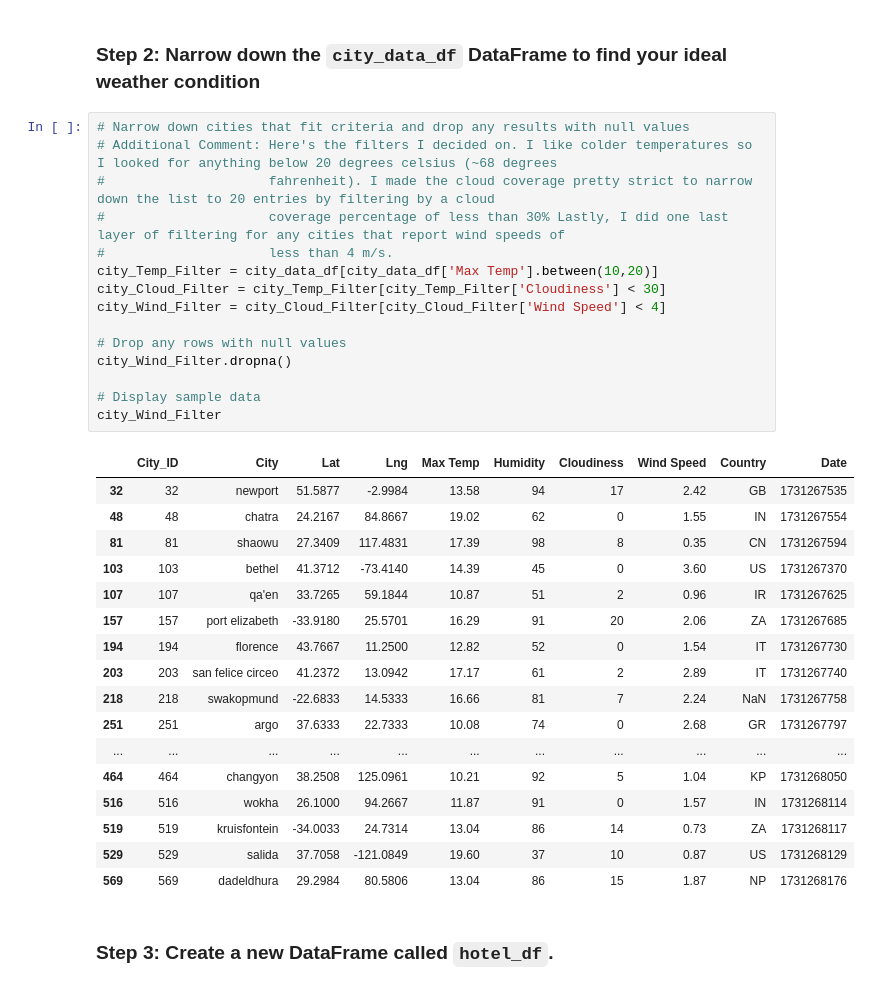
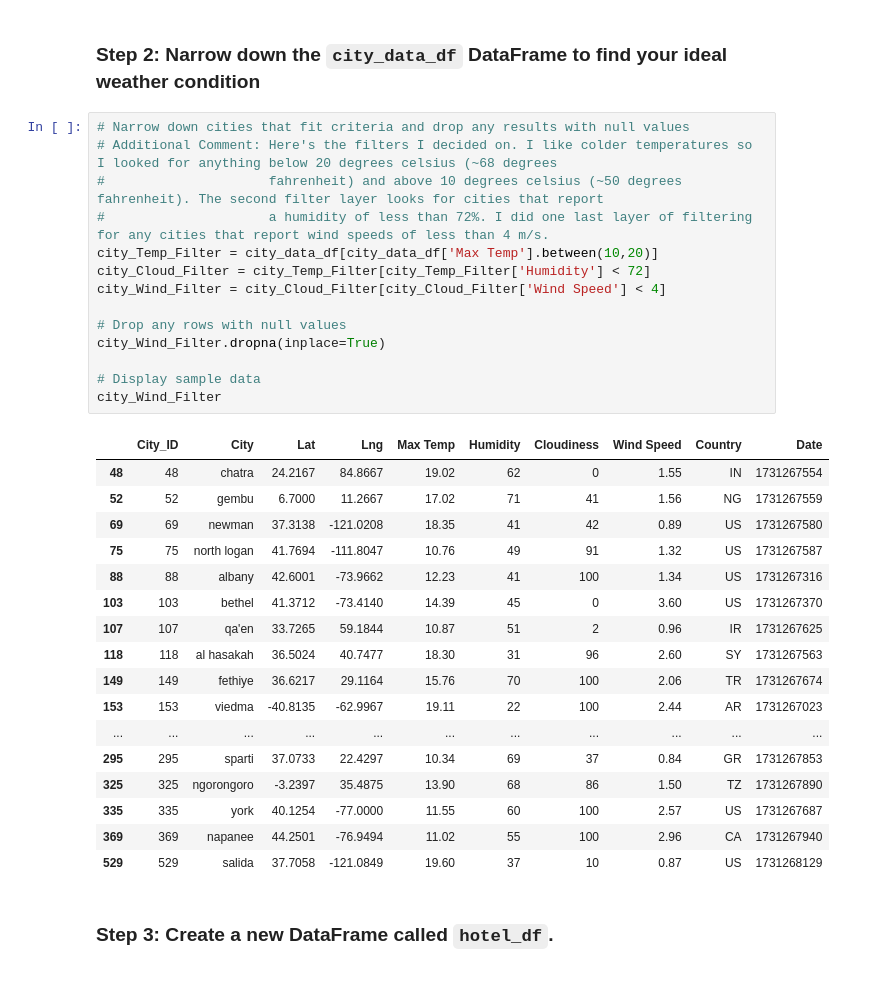
Before and after one commit to cartysw/python-api-challenge, a Jupyter notebook: VacationPy/VacationPy.ipynb, the cells around one changed output. Drawn from its saved outputs; the diff is of its cells as text.

Commit message:
finished step 3. vacationpy around 60 percent complete

```diff
--- a/VacationPy/VacationPy.ipynb
+++ b/VacationPy/VacationPy.ipynb
@@ -62,35 +62,34 @@ city_plot
 # %%
 # Narrow down cities that fit criteria and drop any results with null values
 # Additional Comment: Here's the filters I decided on. I like colder temperatures so I looked for anything below 20 degrees celsius (~68 degrees
-#                     fahrenheit). I made the cloud coverage pretty strict to narrow down the list to 20 entries by filtering by a cloud
-#                     coverage percentage of less than 30% Lastly, I did one last layer of filtering for any cities that report wind speeds of
-#                     less than 4 m/s.
+#                     fahrenheit) and above 10 degrees celsius (~50 degrees fahrenheit). The second filter layer looks for cities that report
+#                     a humidity of less than 72%. I did one last layer of filtering for any cities that report wind speeds of less than 4 m/s.
 city_Temp_Filter = city_data_df[city_data_df['Max Temp'].between(10,20)]
-city_Cloud_Filter = city_Temp_Filter[city_Temp_Filter['Cloudiness'] < 30]
+city_Cloud_Filter = city_Temp_Filter[city_Temp_Filter['Humidity'] < 72]
 city_Wind_Filter = city_Cloud_Filter[city_Cloud_Filter['Wind Speed'] < 4]
 
 # Drop any rows with null values
-city_Wind_Filter.dropna()
+city_Wind_Filter.dropna(inplace=True)
 
 # Display sample data
 city_Wind_Filter
 # %% [output]
 |  | City_ID | City | Lat | Lng | Max Temp | Humidity | Cloudiness | Wind Speed | Country | Date |
-| 32 | 32 | newport | 51.5877 | -2.9984 | 13.58 | 94 | 17 | 2.42 | GB | 1731267535 |
 | 48 | 48 | chatra | 24.2167 | 84.8667 | 19.02 | 62 | 0 | 1.55 | IN | 1731267554 |
-| 81 | 81 | shaowu | 27.3409 | 117.4831 | 17.39 | 98 | 8 | 0.35 | CN | 1731267594 |
+| 52 | 52 | gembu | 6.7000 | 11.2667 | 17.02 | 71 | 41 | 1.56 | NG | 1731267559 |
+| 69 | 69 | newman | 37.3138 | -121.0208 | 18.35 | 41 | 42 | 0.89 | US | 1731267580 |
+| 75 | 75 | north logan | 41.7694 | -111.8047 | 10.76 | 49 | 91 | 1.32 | US | 1731267587 |
+| 88 | 88 | albany | 42.6001 | -73.9662 | 12.23 | 41 | 100 | 1.34 | US | 1731267316 |
 | 103 | 103 | bethel | 41.3712 | -73.4140 | 14.39 | 45 | 0 | 3.60 | US | 1731267370 |
 | 107 | 107 | qa'en | 33.7265 | 59.1844 | 10.87 | 51 | 2 | 0.96 | IR | 1731267625 |
-| 157 | 157 | port elizabeth | -33.9180 | 25.5701 | 16.29 | 91 | 20 | 2.06 | ZA | 1731267685 |
-| 194 | 194 | florence | 43.7667 | 11.2500 | 12.82 | 52 | 0 | 1.54 | IT | 1731267730 |
-| 203 | 203 | san felice circeo | 41.2372 | 13.0942 | 17.17 | 61 | 2 | 2.89 | IT | 1731267740 |
-| 218 | 218 | swakopmund | -22.6833 | 14.5333 | 16.66 | 81 | 7 | 2.24 | NaN | 1731267758 |
-| 251 | 251 | argo | 37.6333 | 22.7333 | 10.08 | 74 | 0 | 2.68 | GR | 1731267797 |
+| 118 | 118 | al hasakah | 36.5024 | 40.7477 | 18.30 | 31 | 96 | 2.60 | SY | 1731267563 |
+| 149 | 149 | fethiye | 36.6217 | 29.1164 | 15.76 | 70 | 100 | 2.06 | TR | 1731267674 |
+| 153 | 153 | viedma | -40.8135 | -62.9967 | 19.11 | 22 | 100 | 2.44 | AR | 1731267023 |
 | ... | ... | ... | ... | ... | ... | ... | ... | ... | ... | ... |
-| 464 | 464 | changyon | 38.2508 | 125.0961 | 10.21 | 92 | 5 | 1.04 | KP | 1731268050 |
-| 516 | 516 | wokha | 26.1000 | 94.2667 | 11.87 | 91 | 0 | 1.57 | IN | 1731268114 |
-| 519 | 519 | kruisfontein | -34.0033 | 24.7314 | 13.04 | 86 | 14 | 0.73 | ZA | 1731268117 |
+| 295 | 295 | sparti | 37.0733 | 22.4297 | 10.34 | 69 | 37 | 0.84 | GR | 1731267853 |
+| 325 | 325 | ngorongoro | -3.2397 | 35.4875 | 13.90 | 68 | 86 | 1.50 | TZ | 1731267890 |
+| 335 | 335 | york | 40.1254 | -77.0000 | 11.55 | 60 | 100 | 2.57 | US | 1731267687 |
+| 369 | 369 | napanee | 44.2501 | -76.9494 | 11.02 | 55 | 100 | 2.96 | CA | 1731267940 |
 | 529 | 529 | salida | 37.7058 | -121.0849 | 19.60 | 37 | 10 | 0.87 | US | 1731268129 |
-| 569 | 569 | dadeldhura | 29.2984 | 80.5806 | 13.04 | 86 | 15 | 1.87 | NP | 1731268176 |
 # %% [markdown]
 ### Step 3: Create a new DataFrame called `hotel_df`.
```
Also changed, not shown: parts of 1 cell of this notebook.
